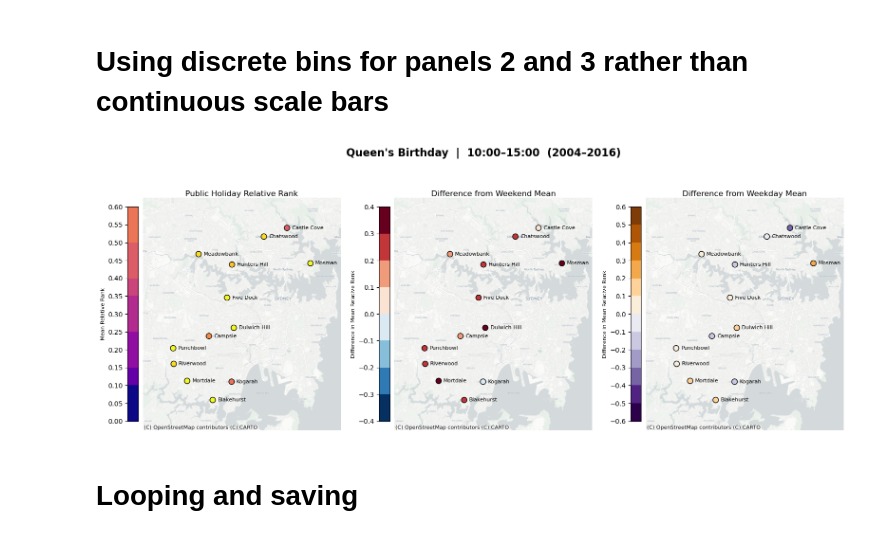
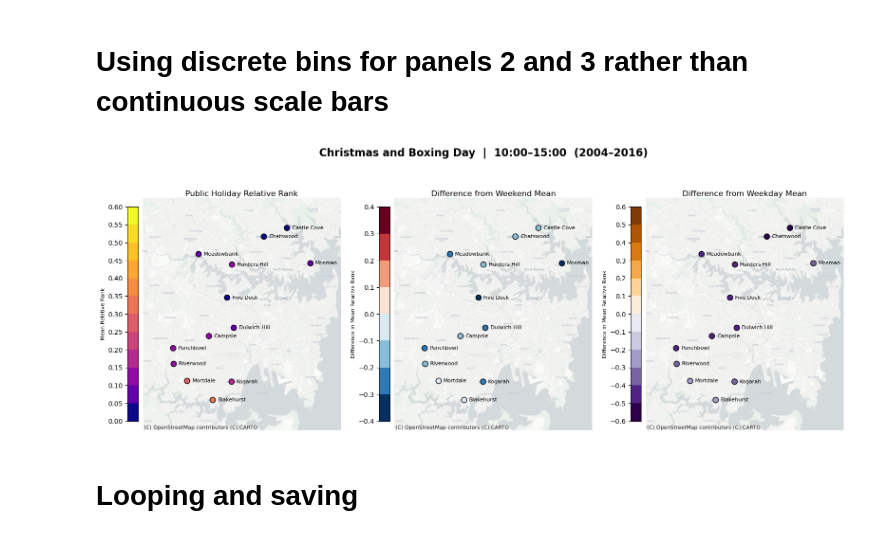
Before and after one commit to 21centuryweather/aus_substation_electricity, a Jupyter notebook: pia_notebooks/NSW_data/relative_ranking/separate_scale_mrr_map.ipynb, the cells around one changed output. Drawn from its saved outputs; the diff is of its cells as text; code cells hidden in the pictures.

```diff
--- a/pia_notebooks/NSW_data/relative_ranking/separate_scale_mrr_map.ipynb
+++ b/pia_notebooks/NSW_data/relative_ranking/separate_scale_mrr_map.ipynb
@@ -624,7 +624,8 @@ def map_ph_we_wd_block_combined_discrete(
 
     # Panel 1
     gdf.plot(ax=axes[0], column="ph_bin", cmap=ph_cmap, **MARKER_KWARGS)
-    sm_ph = plt.cm.ScalarMappable(cmap=ph_cmap)
+    ph_norm = BoundaryNorm(bins_ph, len(bins_ph) - 1)
+    sm_ph = plt.cm.ScalarMappable(cmap=ph_cmap, norm=ph_norm)
     sm_ph._A = []
     cb0 = fig.colorbar(sm_ph, ax=axes[0], orientation="vertical",
                        fraction=0.046, pad=0.02, location="left",
@@ -722,14 +723,14 @@ def batch_export_discrete_maps(
 # %%
 fig, gdf = map_ph_we_wd_block_combined_discrete(
     df=rank,
     info=info,
-    holidays=["Queen's Birthday"],
-    holiday_group_name="Queen's Birthday",
+    holidays=["Christmas and Boxing Day"],
+    holiday_group_name="Christmas and Boxing Day",
     block="10_15",
 )
 plt.show()
 # %% [output]
-[figure, old version]
+[figure, new version]
 # %% [markdown]
 # Looping and saving
 # %%
```
